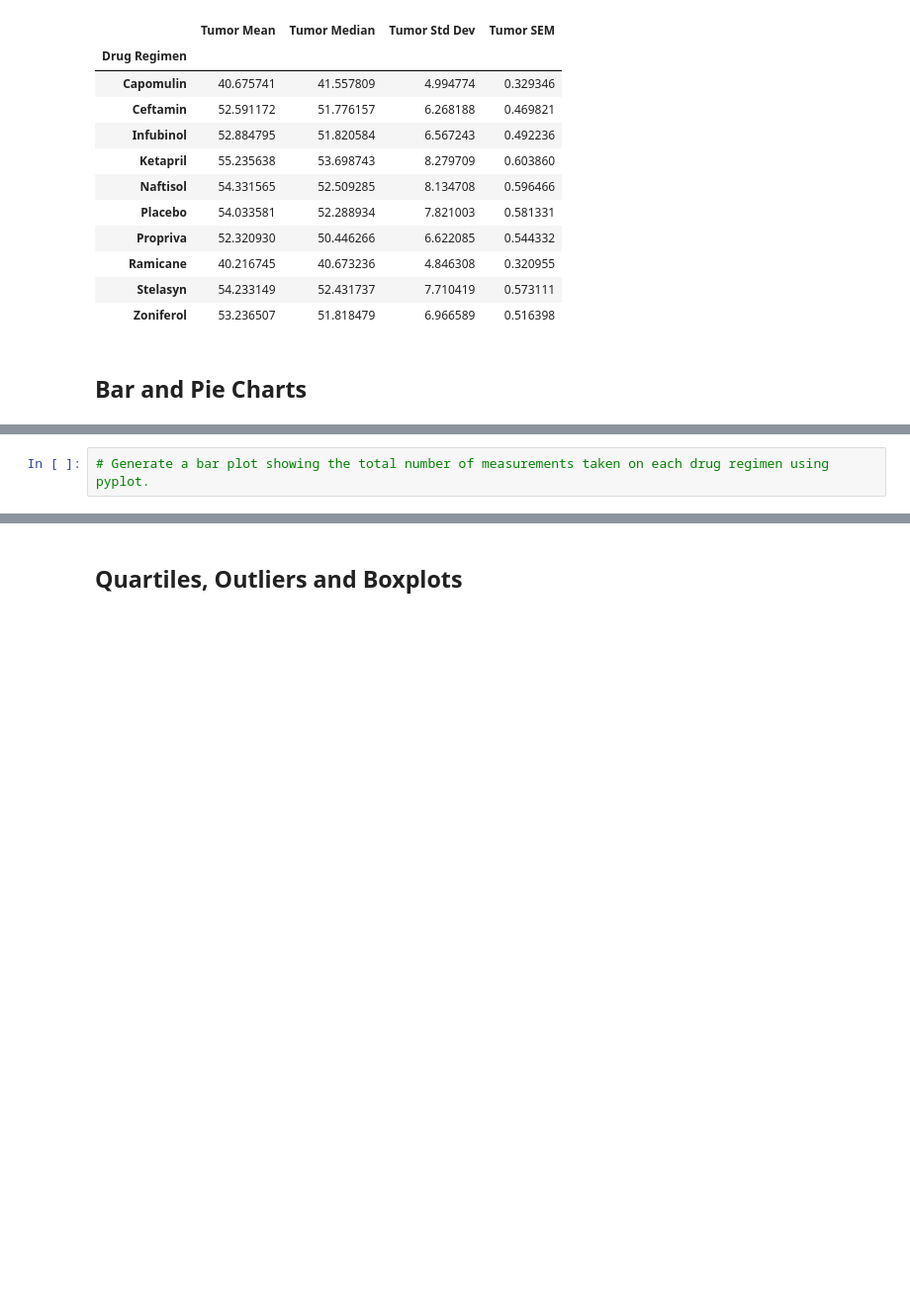
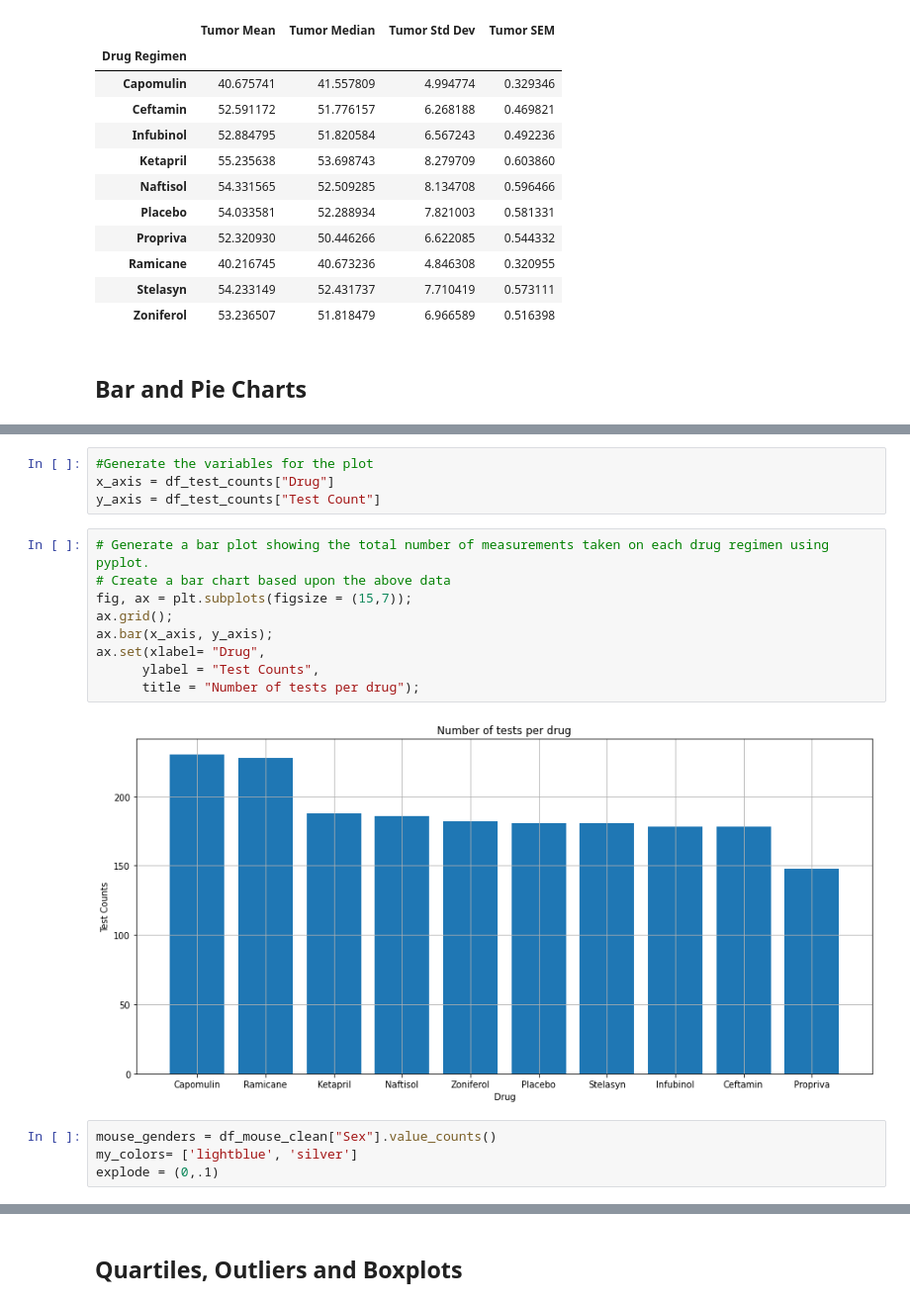
Before and after one commit to jshapi16/plt-challenge, a Jupyter notebook: Pymaceuticals copy/pymaceuticals_starter.ipynb, the cells around one changed output, grey strips where cells are left out. Shown: that part at 99% size. Saved outputs shown, nothing was run; the diff lists cells and outputs as text; blank space fills up the shorter version.

```diff
--- a/Pymaceuticals copy/pymaceuticals_starter.ipynb
+++ b/Pymaceuticals copy/pymaceuticals_starter.ipynb
@@ -115,2 +130,19 @@ ax.set(xlabel="Drug",
+# %%
+#Generate the variables for the plot
+x_axis = df_test_counts["Drug"]
+y_axis = df_test_counts["Test Count"]
 # %%
 # Generate a bar plot showing the total number of measurements taken on each drug regimen using pyplot.
+# Create a bar chart based upon the above data
+fig, ax = plt.subplots(figsize = (15,7));
+ax.grid();
+ax.bar(x_axis, y_axis);
+ax.set(xlabel= "Drug",
+      ylabel = "Test Counts",
+      title = "Number of tests per drug");
+# %% [output]
+[figure, added]
+# %%
+mouse_genders = df_mouse_clean["Sex"].value_counts()
+my_colors= ['lightblue', 'silver']
+explode = (0,.1)
```
Also changed, not shown: parts of 8 cells of this notebook.
